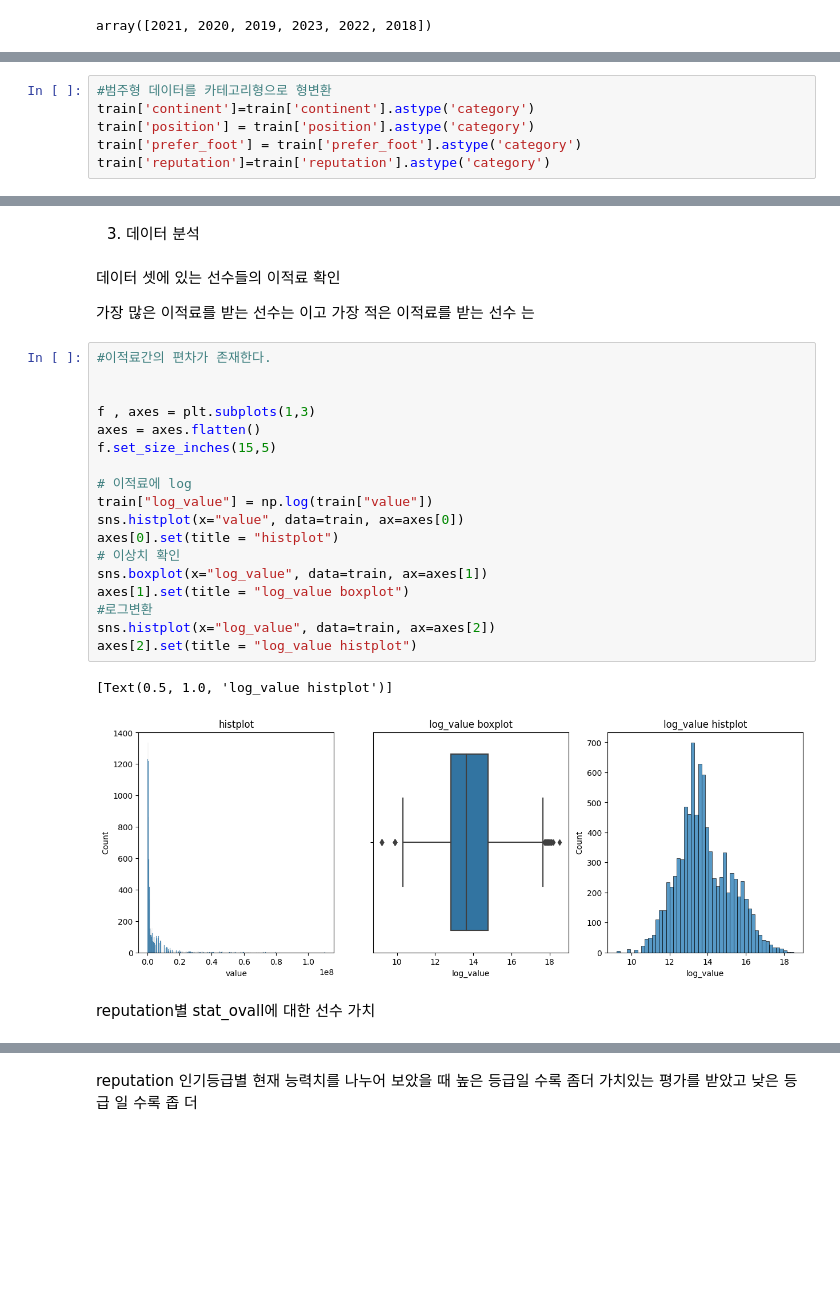
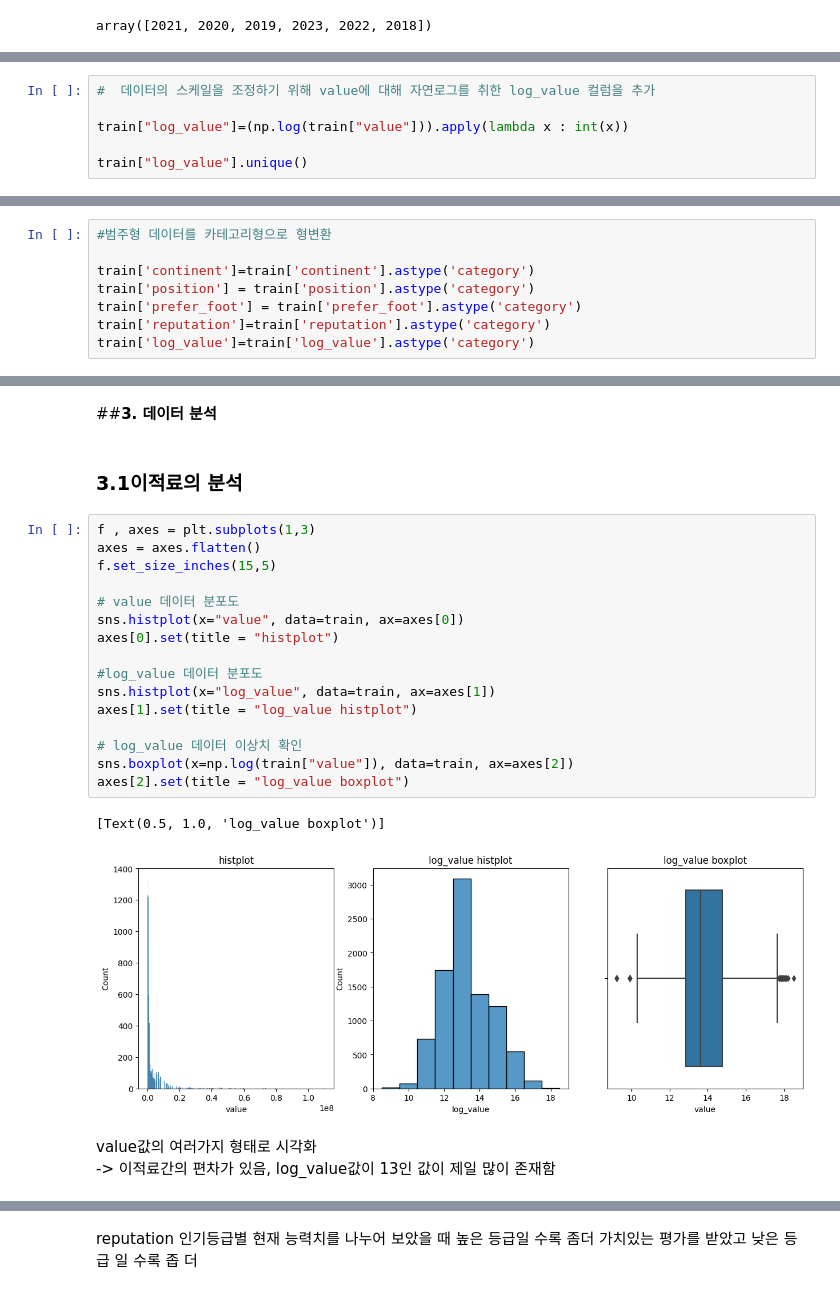
Before and after one commit to DataAnalysis-python/soccer-FIFA, a Jupyter notebook: 파이썬데이터분석_이적료분석.ipynb, the cells around one changed output, grey strips where cells are left out. Drawn from its saved outputs; the diff is of its cells as text; blank space fills up the shorter version.

```diff
--- a/파이썬데이터분석_이적료분석.ipynb
+++ b/파이썬데이터분석_이적료분석.ipynb
@@ -187,0 +221,6 @@ array([2021, 2020, 2019, 2023, 2022, 2018])
+# %%
+#  데이터의 스케일을 조정하기 위해 value에 대해 자연로그를 취한 log_value 컬럼을 추가
+
+train["log_value"]=(np.log(train["value"])).apply(lambda x : int(x))
+
+train["log_value"].unique()
@@ -188,6 +229,8 @@ array([2021, 2020, 2019, 2023, 2022, 2018])
 # %%
 #범주형 데이터를 카테고리형으로 형변환
+
 train['continent']=train['continent'].astype('category')
 train['position'] = train['position'].astype('category')
 train['prefer_foot'] = train['prefer_foot'].astype('category')
 train['reputation']=train['reputation'].astype('category')
+train['log_value']=train['log_value'].astype('category')
@@ -194,29 +258,26 @@ train['reputation']=train['reputation'].astype('category')
 # %% [markdown]
-3. 데이터 분석
+##**3. 데이터 분석**
-# %% [markdown]
-데이터 셋에 있는 선수들의 이적료 확인
-
-가장 많은 이적료를 받는 선수는 이고 가장 적은 이적료를 받는 선수 는
+# %% [markdown]
+### 3.1이적료의 분석
 # %%
-#이적료간의 편차가 존재한다.
-
-
 f , axes = plt.subplots(1,3)
 axes = axes.flatten()
 f.set_size_inches(15,5)
 
-# 이적료에 log
-train["log_value"] = np.log(train["value"])
+# value 데이터 분포도
 sns.histplot(x="value", data=train, ax=axes[0])
 axes[0].set(title = "histplot")
-# 이상치 확인
-sns.boxplot(x="log_value", data=train, ax=axes[1])
-axes[1].set(title = "log_value boxplot")
-#로그변환
-sns.histplot(x="log_value", data=train, ax=axes[2])
-axes[2].set(title = "log_value histplot")
+
+#log_value 데이터 분포도
+sns.histplot(x="log_value", data=train, ax=axes[1])
+axes[1].set(title = "log_value histplot")
+
+# log_value 데이터 이상치 확인
+sns.boxplot(x=np.log(train["value"]), data=train, ax=axes[2])
+axes[2].set(title = "log_value boxplot")
 # %% [output]
-[Text(0.5, 1.0, 'log_value histplot')]
+[Text(0.5, 1.0, 'log_value boxplot')]
-[figure, old version]
+[figure, new version]
-# %% [markdown]
- reputation별 stat_ovall에 대한 선수 가치
+# %% [markdown]
+value값의 여러가지 형태로 시각화<br>
+-> 이적료간의 편차가 있음, log_value값이 13인 값이 제일 많이 존재함
```
Also changed, not shown: parts of 17 cells of this notebook.
